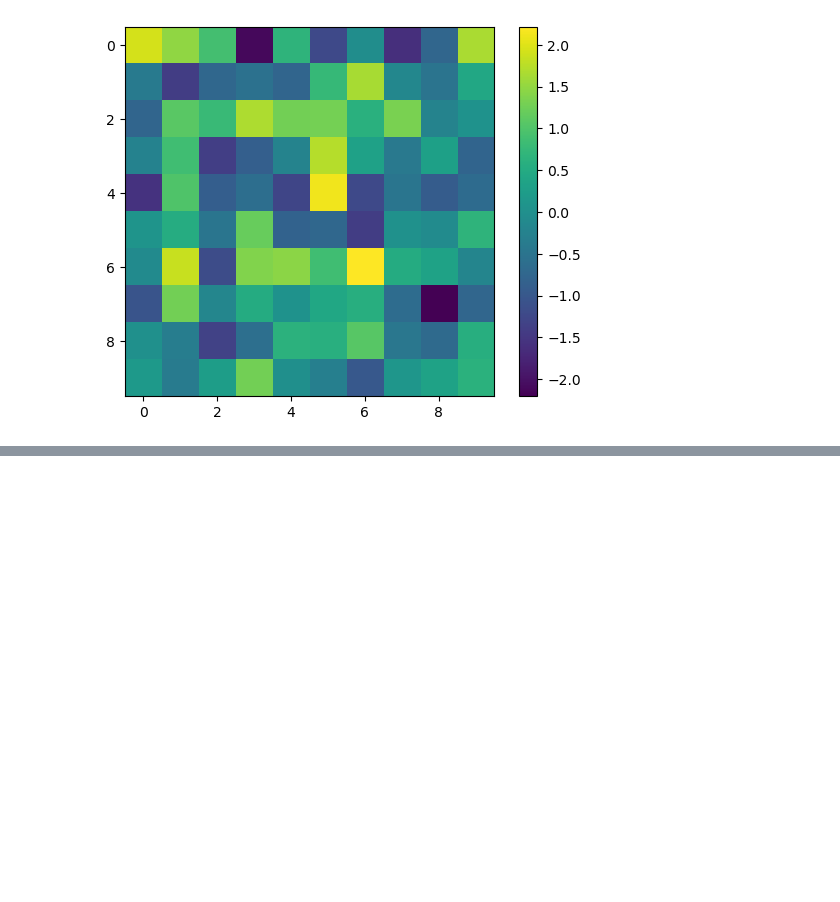
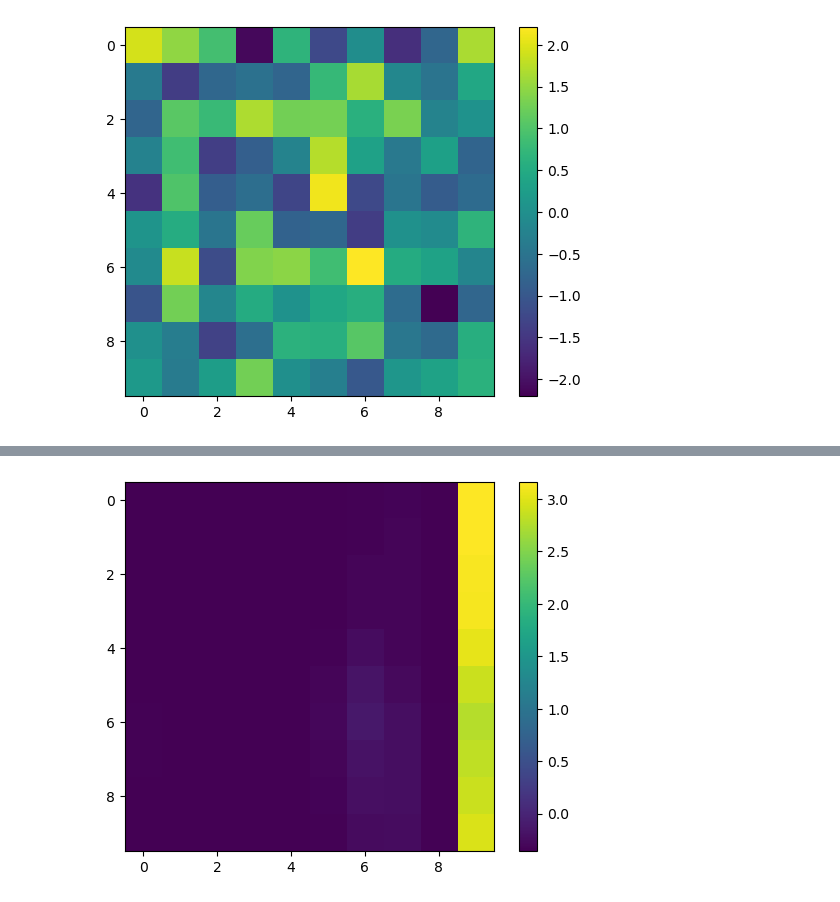
Before and after one commit to wuweizhang0723/func2graph, a Jupyter notebook: notebook/check_evaluation/evaluate_model.ipynb, the cells around one changed output, grey strips where cells are left out. Cells and saved outputs as stored; diff of their text form; code cells hidden in the pictures; blank space fills up the shorter version.

```diff
--- a/notebook/check_evaluation/evaluate_model.ipynb
+++ b/notebook/check_evaluation/evaluate_model.ipynb
@@ -68,0 +125,11 @@ predictions, attentions = tools.get_avg_attention(trainloader, predict_mode_mode
+# %%
+np.mean(avg_attention)
+np.std(avg_attention)
+
+standard_attention = (avg_attention - np.mean(avg_attention)) / np.std(avg_attention)
+
+plt.imshow(standard_attention)
+plt.colorbar()
+plt.show()
+# %% [output]
+[figure, added]
```
Also changed, not shown: parts of 3 cells of this notebook, 4 other files.
